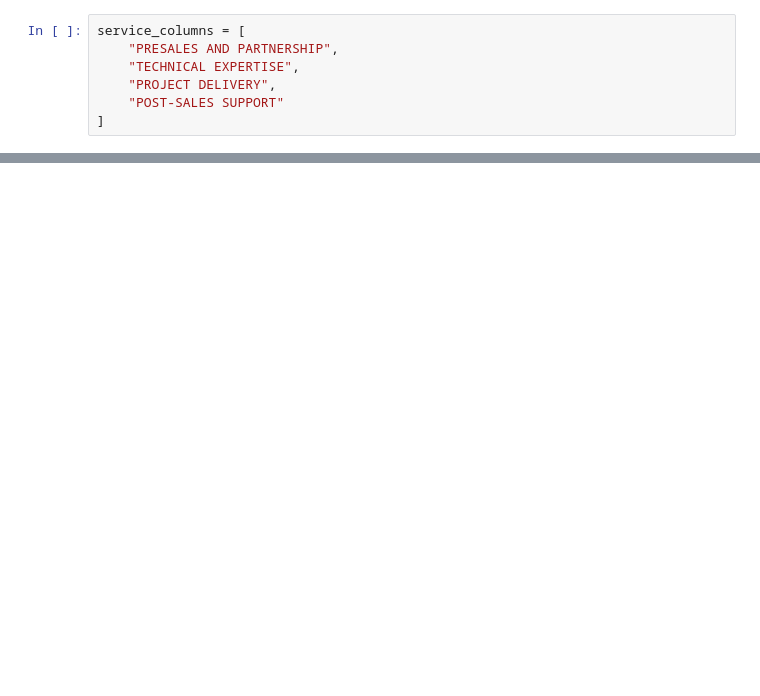
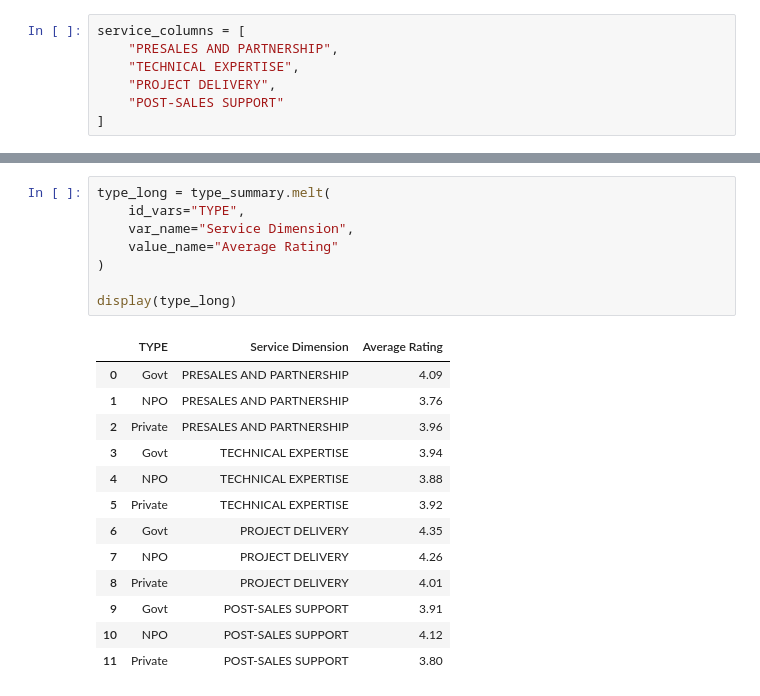
Before and after one commit to noodlebatteries124/DAVI-CA2, a Jupyter notebook: kaydengraphs.ipynb, the cells around one changed output, grey strips where cells are left out. Cells and saved outputs as stored; diff of their text form; blank space fills up the shorter version.

```diff
--- a/kaydengraphs.ipynb
+++ b/kaydengraphs.ipynb
@@ -42,0 +51,22 @@ display(type_summary)
+# %%
+type_long = type_summary.melt(
+    id_vars="TYPE",
+    var_name="Service Dimension",
+    value_name="Average Rating"
+)
+
+display(type_long)
+# %% [output]
+|  | TYPE | Service Dimension | Average Rating |
+| 0 | Govt | PRESALES AND PARTNERSHIP | 4.09 |
+| 1 | NPO | PRESALES AND PARTNERSHIP | 3.76 |
+| 2 | Private | PRESALES AND PARTNERSHIP | 3.96 |
+| 3 | Govt | TECHNICAL EXPERTISE | 3.94 |
+| 4 | NPO | TECHNICAL EXPERTISE | 3.88 |
+| 5 | Private | TECHNICAL EXPERTISE | 3.92 |
+| 6 | Govt | PROJECT DELIVERY | 4.35 |
+| 7 | NPO | PROJECT DELIVERY | 4.26 |
+| 8 | Private | PROJECT DELIVERY | 4.01 |
+| 9 | Govt | POST-SALES SUPPORT | 3.91 |
+| 10 | NPO | POST-SALES SUPPORT | 4.12 |
+| 11 | Private | POST-SALES SUPPORT | 3.80 |
```
Also changed, not shown: parts of 27 cells of this notebook.
